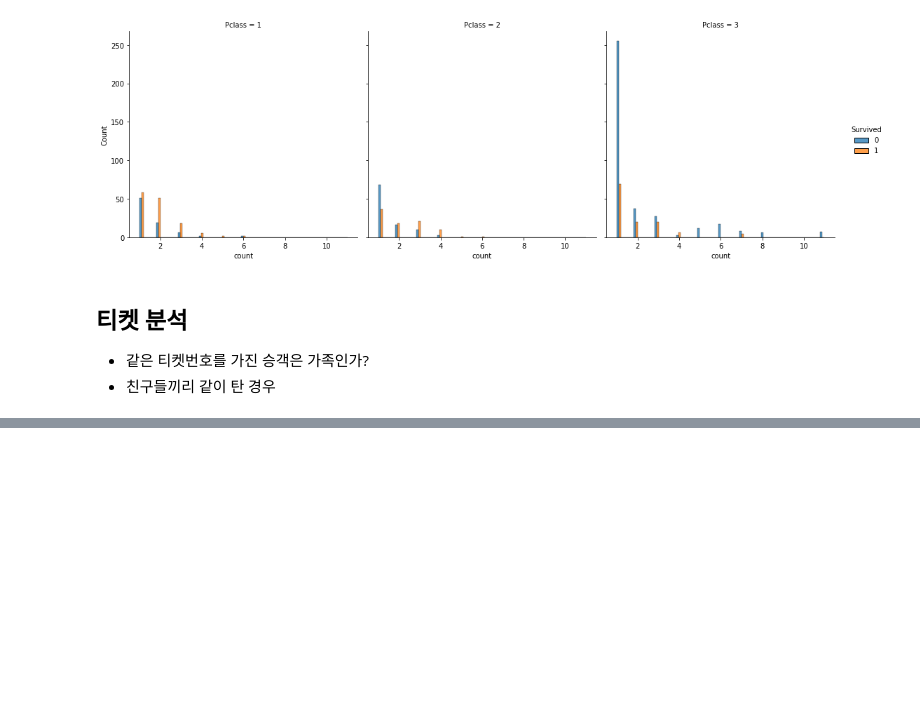
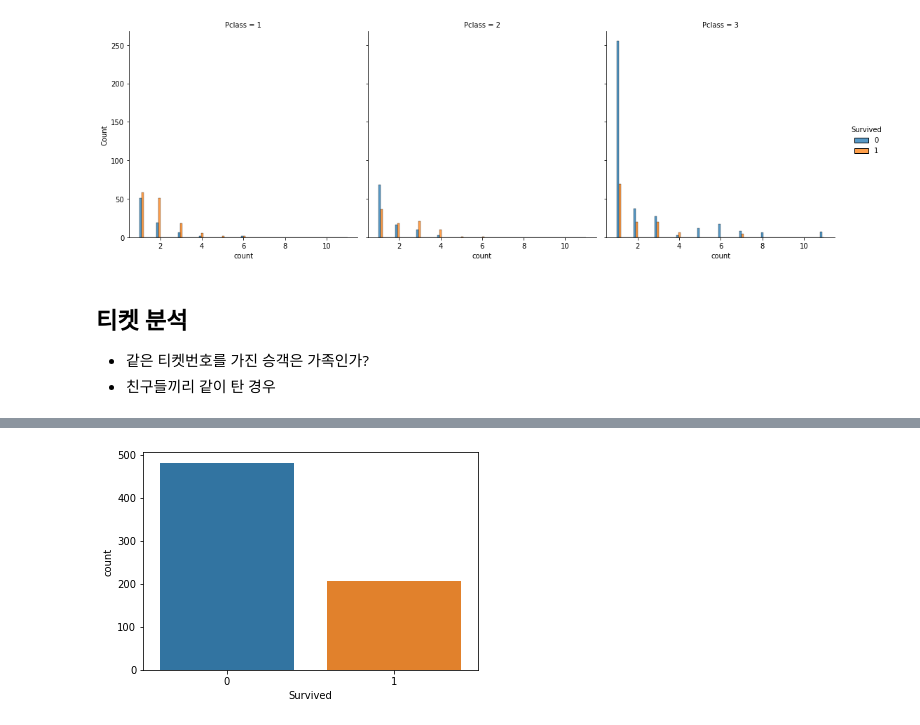
Before and after one commit to sapience2357/lectures, a Jupyter notebook: lectures on AI/preprocess(visualization, EDA, featureEngineering).ipynb, the cells around one changed output, grey strips where cells are left out. Saved outputs shown, nothing was run; the diff lists cells and outputs as text; code cells hidden in the pictures; blank space fills up the shorter version.

```diff
--- a/lectures on AI/preprocess(visualization, EDA, featureEngineering).ipynb
+++ b/lectures on AI/preprocess(visualization, EDA, featureEngineering).ipynb
@@ -468,0 +600,5 @@ fam
+# %%
+sns.countplot(data=rawData.loc[rawData['Cabin'].isna()], x='Survived')
+plt.show()
+# %% [output]
+[figure, added]
```
Also changed, not shown: parts of 45 cells of this notebook, 2 other files.
